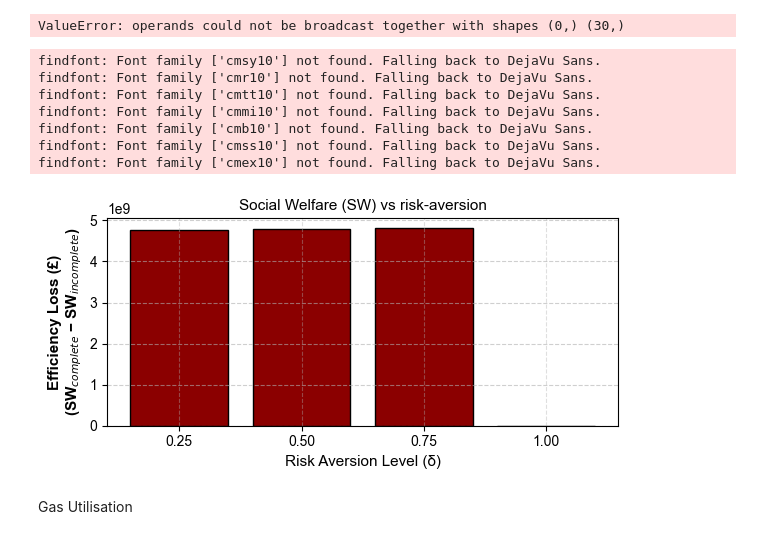
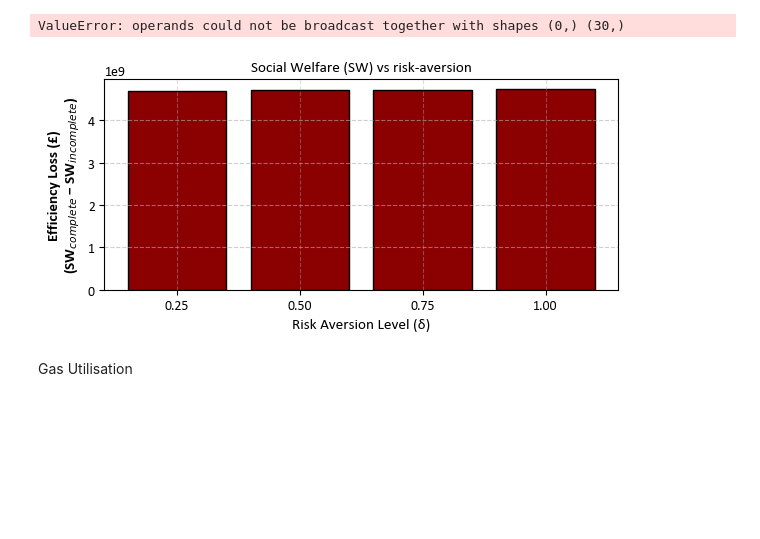
Before and after one commit to Andreas-Makrides-ICL/msc-thesis-incomplete-markets-LDES, a Jupyter notebook: models/Comparison_central_planner_ADMM/plotting_results.ipynb, the cells around one changed output. Cells and saved outputs as stored; diff of their text form; code cells hidden in the pictures; blank space fills up the shorter version.

```diff
--- a/models/Comparison_central_planner_ADMM/plotting_results.ipynb
+++ b/models/Comparison_central_planner_ADMM/plotting_results.ipynb
@@ -7,11 +7,11 @@ import numpy as np
 from matplotlib import rcParams
 
 # === Global font setup ===
-rcParams['font.family'] = 'Arial'
+rcParams['font.family'] = 'Calibri'
 rcParams['axes.labelweight'] = 'bold'
 
 # === Load data ===
-df_raw = pd.read_csv(r"C:\Users\user\Desktop\msc-thesis-incomplete-markets-LDES\models\Complete_markets_risk_averse_central_planner\risk_aversion_results_O30_T672_new_final_unserved_fix_flex_gaspricescaled_cinvEldescheap_conwind.csv")
+df_raw = pd.read_csv(r"C:\Users\user\Desktop\msc-thesis-incomplete-markets-LDES\models\Complete_markets_risk_averse_central_planner\H2_E_15000_GASVOM_300_no_cap\risk_aversion_results_O30_T672_new_final_unserved_fix_flex_gaspricescaled_cinvEldescheap_conwind.csv")
 df = df_raw[df_raw["delta"] != 0]
 
 # === Filter relevant columns ===
@@ -83,13 +83,15 @@ bottom_neg = np.zeros_like(x, dtype=float)
 for tech in techs:
     diffs = df_others[tech].values - df_rn[tech]
     for i, diff in enumerate(diffs):
-        if diff >= 0:
+        if diff >= 0.01:
             #ax2.bar(x[i], diff, width=width, bottom=bottom_pos[i], color=colors[tech])
             alpha = 0.4 if tech == 'Wind_Onshore' else 0.8 if tech == 'Wind_Offshore' else 0.9 if tech == 'PV' else 0.9 if tech == 'LDES_PHS_P' else 1.0 if tech == 'BESS_P' else 0.7 if tech == 'Gas' else 1.0
             ax2.bar(x[i], diff, width=width, bottom=bottom_pos[i], color=colors[tech])
-            ax2.text(x[i], bottom_pos[i] + diff / 2, f'+{diff:.2f}', ha='center', va='center', fontsize=9, color='white',fontweight='bold')
-            #if abs(diff) > 0.9:
-            #    ax2.text(x[i], bottom_pos[i] + diff / 2, f'+{diff:.2f}', ha='center', va='center', fontsize=9, color='white',fontweight='bold')
+
+            if abs(diff) > 0.04 and abs(diff) < 0.1:
+                ax2.text(x[i], bottom_pos[i] + diff / 20, f'+{diff:.2f}', ha='center', va='center', fontsize=9, color='white',fontweight='bold')
+            else:
+                ax2.text(x[i], bottom_pos[i] + diff / 2, f'+{diff:.2f}', ha='center', va='center', fontsize=9, color='white',fontweight='bold')
             #if abs(diff) < 0.9 and abs(diff) > 0.5:
             #    ax2.text(x[i], bottom_pos[i] + diff / 3.5, f'+{diff:.2f}', ha='center', va='center', fontsize=9, color='white',fontweight='bold')
             #if abs(diff) < 0.5 and abs(diff) > 0.3:
@@ -105,7 +107,7 @@ for tech in techs:
 
 ax2.set_xticks(x)
 ax2.set_xticklabels([f"{d:.2f}" for d in deltas], fontsize=10)
-ax2.set_xlabel("Weight given to expected value in risk measure", fontsize=11, fontweight='normal')
+ax2.set_xlabel("Weight on expected value", fontsize=11, fontweight='normal')
 ax2.set_ylabel("Capacity Difference [MW]", fontsize=12, fontweight='bold')
 ax2.set_title("Complete Markets Case\nDifference from Risk Neutral", fontsize=12, fontweight='normal')
 ax2.axhline(0, color='gray', linewidth=1)
@@ -121,4 +123,6 @@ fig.legend(handles, labels, loc='upper center', ncol=len(techs), fontsize=9, fra
 
 plt.tight_layout(rect=[0, 0, 1, 0.93])
 plt.show()
+
+fig.savefig(r"C:\Users\user\Desktop\msc-thesis-incomplete-markets-LDES\models\Complete_markets_risk_averse_central_planner\H2_E_15000_GASVOM_300_no_cap\complete.png", dpi=400, bbox_inches='tight')
 # %% [output]
@@ -523,44 +466,37 @@ import matplotlib.pyplot as plt
 import numpy as np
 from matplotlib import rcParams
 
 # === Global font setup ===
-rcParams['font.family'] = 'Arial'
+rcParams['font.family'] = 'Calibri'
 rcParams['axes.labelweight'] = 'bold'
 
 # === Replace these with your actual values ===
 deltas = [0.25, 0.5, 0.75, 1.0]
-sw_complete = [4.769473812449704e9, 4.789860807079228e9, 4.81046366286335e9, 4.831240744171839e9]       # example social welfare values
-sw_incomplete = [0, 0, 0, 4.831263931793333e9]      # example values
+sw_complete = [4.698138099955649e9, 4.708253166550986e9, 4.718352807262335e9, 4.728465214403184e9]       # example social welfare values
+sw_incomplete = [0, 0, 0, 0]      # example values
 
 eff_loss = np.array(sw_complete) - np.array(sw_incomplete)
 
 # === Plotting ===
 fig, ax = plt.subplots(figsize=(6, 3))
 
 bars = ax.bar(deltas, eff_loss, width=0.2, color='#8B0000', edgecolor='black')
 
 # Labels and grid
 ax.set_ylabel("Efficiency Loss (£)\n(SW$_{complete}$ − SW$_{incomplete}$)", fontsize=11, fontweight='bold')
 ax.set_xlabel("Risk Aversion Level (δ)", fontsize=11, fontweight='normal')
 ax.set_xticks(deltas)
 ax.set_xticklabels([f"{d:.2f}" for d in deltas])
 ax.set_title("Social Welfare (SW) vs risk-aversion", fontsize=11)
 
 # Gridlines on both axes
 ax.grid(True, axis='y', linestyle='--', alpha=0.6)
 ax.grid(True, axis='x', linestyle='--', alpha=0.4)
 
 plt.tight_layout()
 plt.show()
 # %% [output]
-findfont: Font family ['cmsy10'] not found. Falling back to DejaVu Sans.
-findfont: Font family ['cmr10'] not found. Falling back to DejaVu Sans.
-findfont: Font family ['cmtt10'] not found. Falling back to DejaVu Sans.
-findfont: Font family ['cmmi10'] not found. Falling back to DejaVu Sans.
-findfont: Font family ['cmb10'] not found. Falling back to DejaVu Sans.
-findfont: Font family ['cmss10'] not found. Falling back to DejaVu Sans.
-findfont: Font family ['cmex10'] not found. Falling back to DejaVu Sans.
-[figure, old version]
+[figure, new version]
 # %%
 import pandas as pd
 
```
Also changed, not shown: parts of 2 cells of this notebook, 2 other files.
